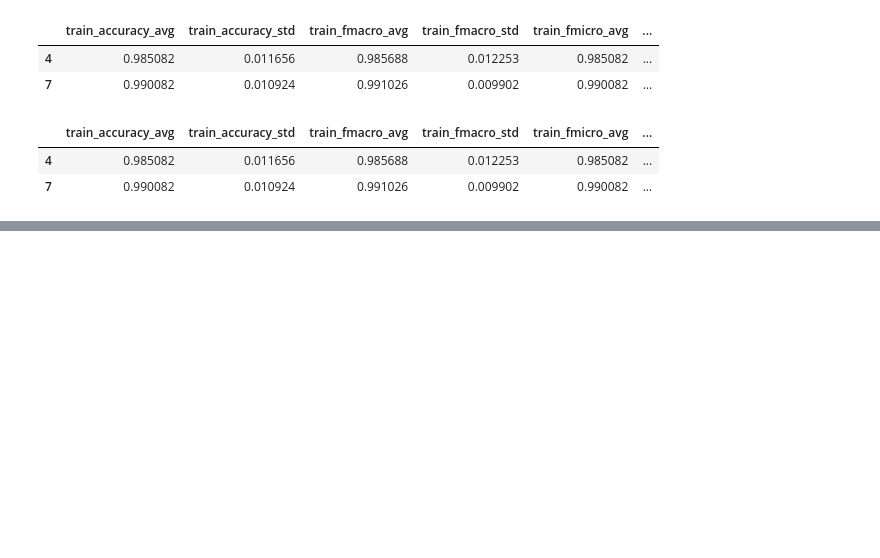
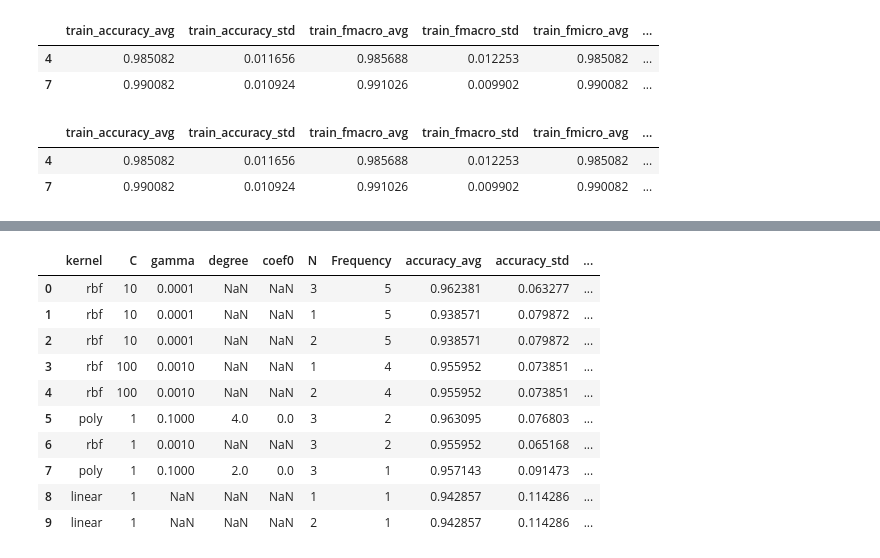
Before and after one commit to ambrosioj/GMM_Nested_CV, a Jupyter notebook: Notebooks/GMM Nested Cross Validation.ipynb, the cells around one changed output, grey strips where cells are left out. Drawn from its saved outputs; the diff is of its cells as text; code cells hidden in the pictures; blank space fills up the shorter version.

Commit message:
New aggregations to show results

```diff
--- a/Notebooks/GMM Nested Cross Validation.ipynb
+++ b/Notebooks/GMM Nested Cross Validation.ipynb
@@ -53,7 +53,7 @@ df_3_features["C"] = results_3_features["best_params"]["C"]
 df_3_features["gamma"] = results_3_features["best_params"]["gamma"]
 df_3_features["degree"] = results_3_features["best_params"]["degree"]
 df_3_features["coef0"] = results_3_features["best_params"]["coef0"]
-df_3_features["N features"] = '3'
+df_3_features["N_features"] = '3'
 df_3_features
 # %% [output]
 |  | train_accuracy_avg | train_accuracy_std | train_fmacro_avg | train_fmacro_std | train_fmicro_avg | ... |
@@ -88,7 +88,7 @@ df_2_features["C"] = results_2_features["best_params"]["C"]
 df_2_features["gamma"] = results_2_features["best_params"]["gamma"]
 df_2_features["degree"] = results_2_features["best_params"]["degree"]
 df_2_features["coef0"] = results_2_features["best_params"]["coef0"]
-df_2_features["N features"] = '2'
+df_2_features["N_features"] = '2'
 #df_2_features
 # %%
 df_1_features = pd.DataFrame()
@@ -111,7 +111,7 @@ df_1_features["C"] = results_1_features["best_params"]["C"]
 df_1_features["gamma"] = results_1_features["best_params"]["gamma"]
 df_1_features["degree"] = results_1_features["best_params"]["degree"]
 df_1_features["coef0"] = results_1_features["best_params"]["coef0"]
-df_1_features["N features"] = '1'
+df_1_features["N_features"] = '1'
 #df_1_features
 # %%
 df_results = pd.concat([df_3_features, df_2_features, df_1_features], ignore_index=True)
@@ -194,0 +206,35 @@ df_results[df_results.test_accuracy_std == min(df_results.test_accuracy_std)]
+# %%
+df_agg = df_results.groupby(["kernel","C","gamma","degree","coef0","N_features"]\
+                            , dropna=False) \
+                   .agg({'kernel':'size',\
+                         'test_accuracy_avg':'mean',\
+                         'test_accuracy_std':'mean',\
+                         'test_fmacro_avg':'mean',\
+                         'test_fmacro_std':'mean',\
+                         'test_fmicro_avg':'mean',\
+                         'test_fmicro_std':'mean'}) \
+                   .rename(columns={'kernel':'Frequency',\
+                                    'N_features': 'N',\
+                                    'test_accuracy_avg':'accuracy_avg',\
+                                    'test_accuracy_std':'accuracy_std',\
+                                    'test_fmacro_avg':'fmacro_avg',\
+                                    'test_fmacro_std':'fmacro_std',\
+                                    'test_fmicro_avg':'fmicro_avg',\
+                                    'test_fmicro_std':'fmicro_std'}) \
+                   .reset_index()
+df_agg = df_agg.sort_values(['Frequency','accuracy_avg'], ascending=False)\
+               .rename(columns={'N_features': 'N'})\
+               .reset_index(drop=True)
+df_agg
+# %% [output]
+|  | kernel | C | gamma | degree | coef0 | N | Frequency | accuracy_avg | accuracy_std | ... |
+| 0 | rbf | 10 | 0.0001 | NaN | NaN | 3 | 5 | 0.962381 | 0.063277 | ... |
+| 1 | rbf | 10 | 0.0001 | NaN | NaN | 1 | 5 | 0.938571 | 0.079872 | ... |
+| 2 | rbf | 10 | 0.0001 | NaN | NaN | 2 | 5 | 0.938571 | 0.079872 | ... |
+| 3 | rbf | 100 | 0.0010 | NaN | NaN | 1 | 4 | 0.955952 | 0.073851 | ... |
+| 4 | rbf | 100 | 0.0010 | NaN | NaN | 2 | 4 | 0.955952 | 0.073851 | ... |
+| 5 | poly | 1 | 0.1000 | 4.0 | 0.0 | 3 | 2 | 0.963095 | 0.076803 | ... |
+| 6 | rbf | 1 | 0.0010 | NaN | NaN | 3 | 2 | 0.955952 | 0.065168 | ... |
+| 7 | poly | 1 | 0.1000 | 2.0 | 0.0 | 3 | 1 | 0.957143 | 0.091473 | ... |
+| 8 | linear | 1 | NaN | NaN | NaN | 1 | 1 | 0.942857 | 0.114286 | ... |
+| 9 | linear | 1 | NaN | NaN | NaN | 2 | 1 | 0.942857 | 0.114286 | ... |
```
Also changed, not shown: parts of 5 cells of this notebook, 1 other file.
